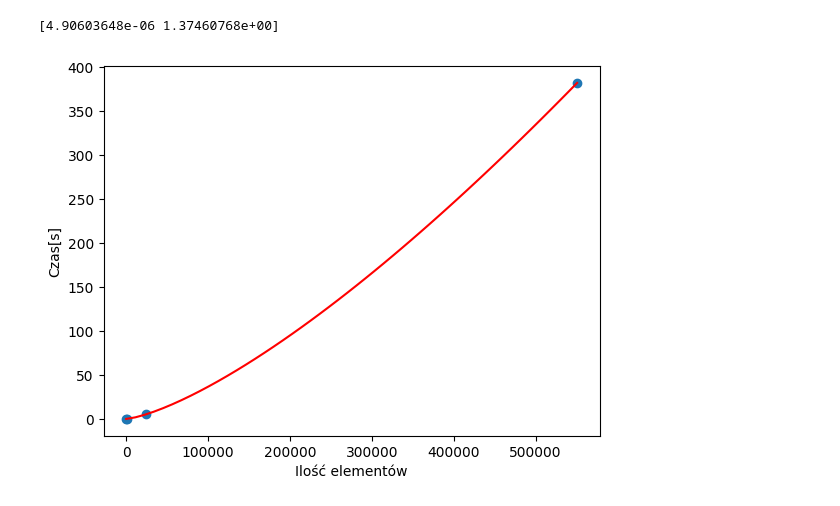
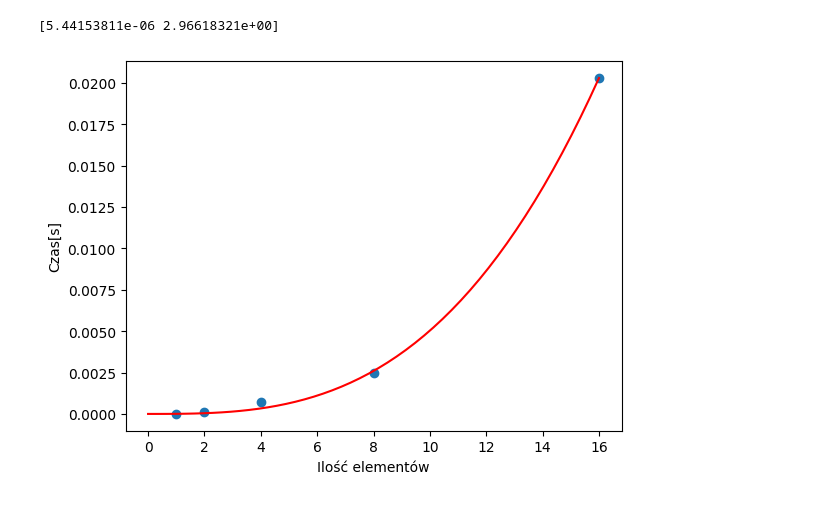
Before and after one commit to michal200292/Macierzowe, a Jupyter notebook: lab1/lab1.ipynb, the cells around one changed output. Drawn from its saved outputs; the diff is of its cells as text; code cells hidden in the pictures.

Commit message:
added arithmetic counter to lab1

```diff
--- a/lab1/lab1.ipynb
+++ b/lab1/lab1.ipynb
@@ -27,21 +27,21 @@ measure_binet = []
 measure_strassen = []
 measure_ai = []
 # %%
-for i in range(9):
+for i in range(5):
     print(i)
     k = pow(2, i)
     mat1 = random_matrix(k, k)
     mat2 = random_matrix(k, k)
 
     bin_count, bin_time = time_binet(mat1, mat2)
-    measure_binet.append((bin_count[1:], bin_time))
+    measure_binet.append((bin_count[1], bin_time))
 
     str_count, str_time = time_strassen(mat1, mat2)
-    measure_strassen.append((str_count[1:], str_time))
+    measure_strassen.append((str_count[1], str_time))
 
-for a, b in [(4, 5), (16, 25), (64, 125), (256, 625)]:
+for a, b in [(4, 5), (16, 25)]:
     mat1 = random_matrix(a, b)
     mat2 = random_matrix(b, b)
 
     ai_count, ai_time = time_ai(mat1, mat2)
-    measure_ai.append((ai_count[1:], ai_time))
+    measure_ai.append((ai_count[1], ai_time))
@@ -56,6 +62,6 @@ print(measure_binet)
 # %%
-sizes1 = np.array([pow(2, i) for i in range(9)])
-sizes2 = np.array([45, 1025, 23625, 550625])
+sizes1 = np.array([pow(2, i) for i in range(5)])
+sizes2 = np.array([45, 1025])
 # %%
 from scipy.optimize import curve_fit
 
@@ -90,9 +94,9 @@ print_all_measurements(sizes2, measure_ai)
 # %%
 def plot_values(sizes, measures):
     add_count, mul_count, time = [], [], []
-    for (a, b), c in measures:
-        add_count.append(a)
-        mul_count.append(b)
+    for counter, c in measures:
+        add_count.append(counter.add)
+        mul_count.append(counter.mul)
         time.append(c)
 
     # plt.plot(sizes, mul_count, linestyle="--", marker="o")
@@ -106,8 +110,8 @@ def plot_values(sizes, measures):
     plt.ylabel("Czas[s]")
     plt.xlabel("Ilość elementów")
     plt.savefig("AI-fit.png")
-# %%
-plot_values(sizes2, measure_ai)
-# %% [output]
-[4.90603648e-06 1.37460768e+00]
-[figure, removed]
+# %%
+plot_values(sizes1, measure_binet)
+# %% [output]
+[5.44153811e-06 2.96618321e+00]
+[figure, added]
```
Also changed, not shown: parts of 4 cells of this notebook, 5 other files.
